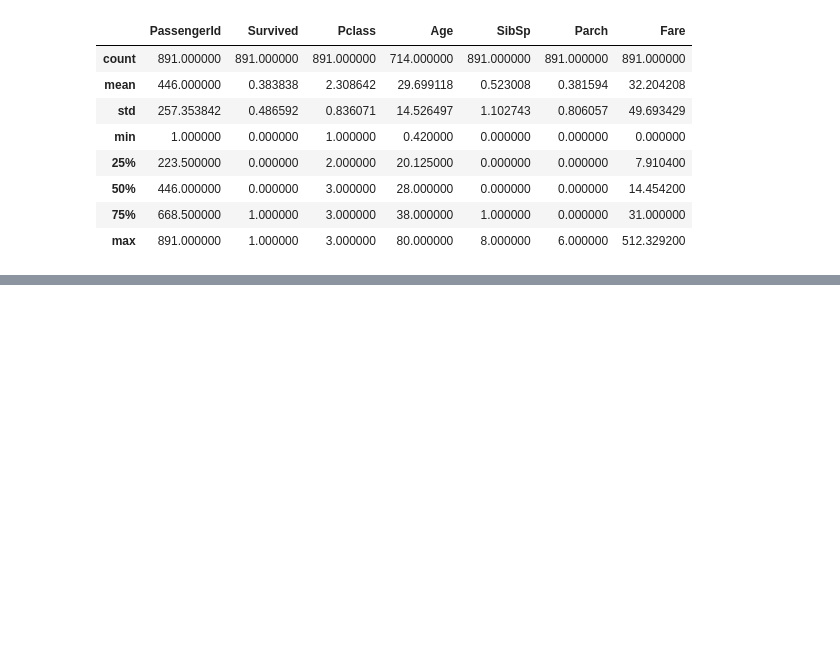
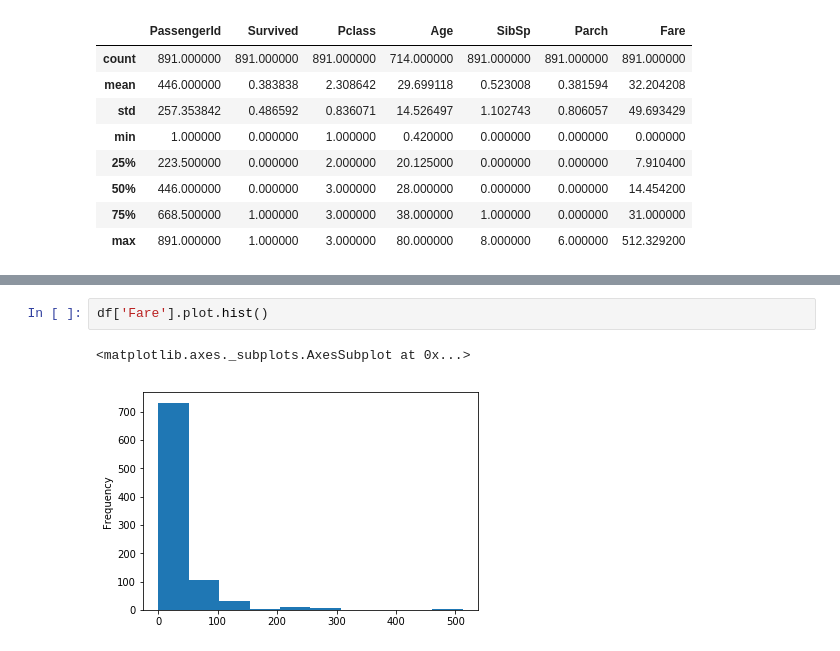
Before and after one commit to kostaskaragiorgos/Titanic-Dataset, a Jupyter notebook: Untitled.ipynb, the cells around one changed output, grey strips where cells are left out. Drawn from its saved outputs; the diff is of its cells as text; blank space fills up the shorter version.

```diff
--- a/Untitled.ipynb
+++ b/Untitled.ipynb
@@ -64,0 +80,5 @@ df.describe()
+# %%
+df['Fare'].plot.hist()
+# %% [output]
+<matplotlib.axes._subplots.AxesSubplot at 0x...>
+[figure, added]
```
Also changed, not shown: parts of 6 cells of this notebook.
